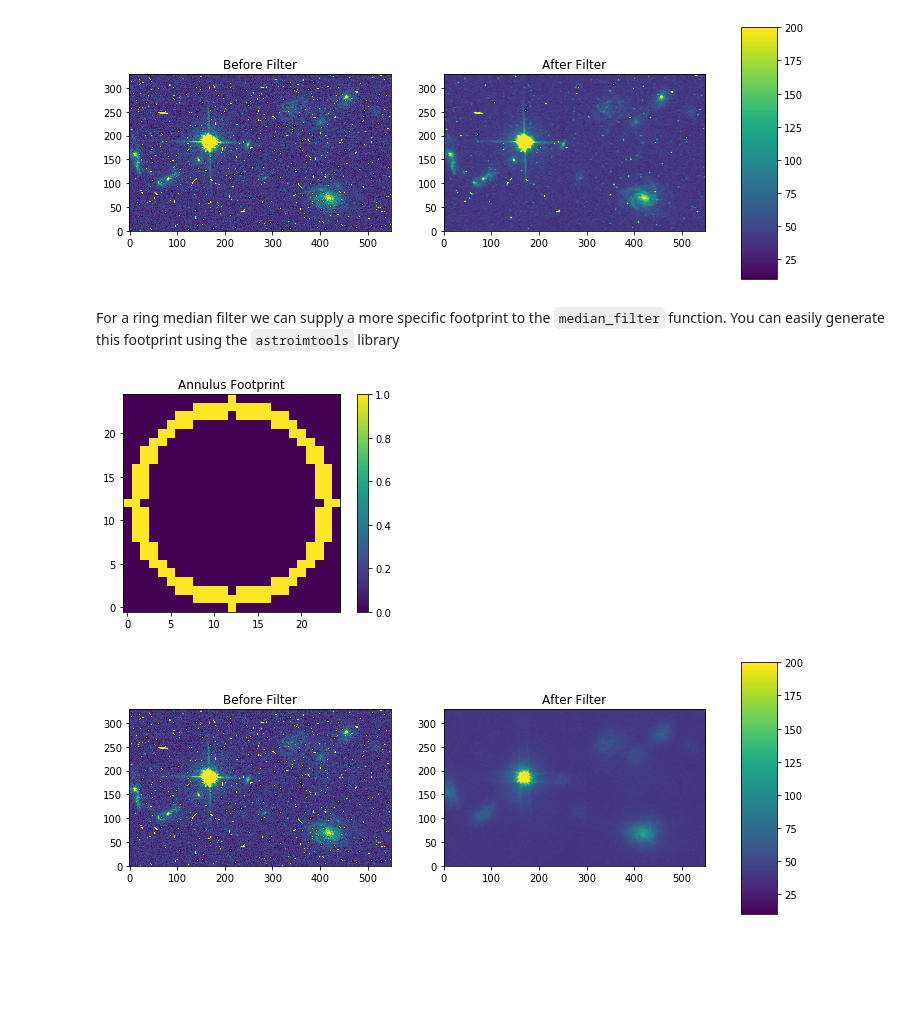
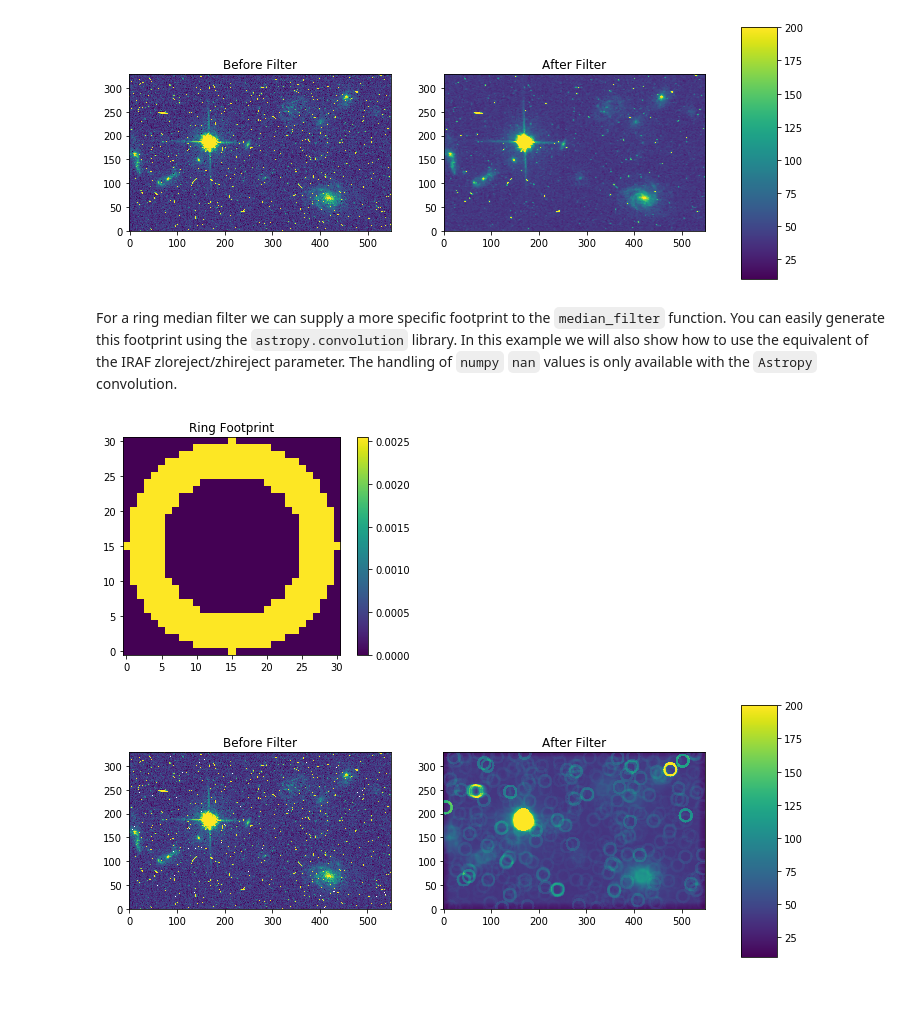
Before and after one commit to spacetelescope/stak-notebooks, a Jupyter notebook: notebooks/images.imfilter.ipynb, the cells around one changed output. Drawn from its saved outputs; the diff is of its cells as text; code cells hidden in the pictures; blank space fills up the shorter version.

```diff
--- a/notebooks/images.imfilter.ipynb
+++ b/notebooks/images.imfilter.ipynb
@@ -369,7 +369,7 @@ plt.show()
 # %% [output]
 [figure]
 # %% [markdown]
-For a ring median filter we can supply a more specific footprint to the ``median_filter`` function.  You can easily generate this footprint using the ``astroimtools`` library
+For a ring median filter we can supply a more specific footprint to the ``median_filter`` function.  You can easily generate this footprint using the ``astropy.convolution`` library. In this example we will also show how to use the equivalent of the IRAF zloreject/zhireject parameter.  The handling of `numpy` `nan` values is only available with the `Astropy` convolution.
 # %%
 # Standard Imports
 import numpy as np
@@ -390,17 +390,21 @@ test_data = '/eng/ssb/iraf_transition/test_data/jczgx1ppq_flc.fits'
 sci1 = fits.getdata(test_data,ext=1)
 my_arr = sci1[700:1030,2250:2800]
 
-# create annulus filter
-fp = circular_annulus_footprint(10, 12)
+# create ring filter
+ringKernel = Ring2DKernel(10,5)
+
+# apply a zloreject value by setting certain values to numpy nan
+my_arr[my_arr < -99] = np.nan
+
 # apply median filter
-filtered = median_filter(my_arr, footprint=fp)
+filtered = ap_convolve(my_arr, ringKernel, normalize_kernel=True)
 # %%
-plt.imshow(fp, interpolation='none', origin='lower')
-plt.title('Annulus Footprint')
+plt.imshow(ringKernel, interpolation='none', origin='lower')
+plt.title('Ring Footprint')
 plt.colorbar()
 plt.show()
 # %% [output]
-[figure, old version]
+[figure, new version]
 # %%
 fig, axes = plt.subplots(nrows=1, ncols=2)
 pmin,pmax = 10, 200
@@ -415,7 +419,7 @@ fig.colorbar(a, cax=cbar_ax)
 fig.set_size_inches(10,5)
 plt.show()
 # %% [output]
-[figure, old version]
+[figure, new version]
 # %% [markdown]
 <br>
 # %% [markdown]
```
Also changed, not shown: parts of 6 cells of this notebook, 22 other files.
